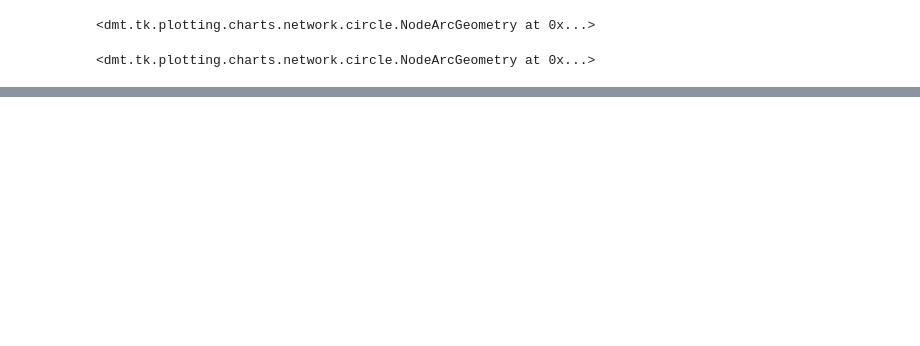
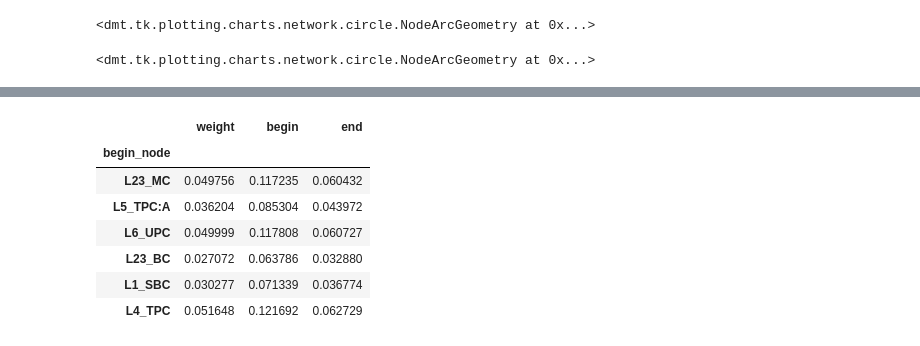
Before and after one commit to BlueBrain/DMT, a Jupyter notebook: v2/notebooks/charts_refactored.ipynb, the cells around one changed output, grey strips where cells are left out. Cells and saved outputs as stored; diff of their text form; code cells hidden in the pictures; blank space fills up the shorter version.

```diff
--- a/v2/notebooks/charts_refactored.ipynb
+++ b/v2/notebooks/charts_refactored.ipynb
@@ -172,3 +187,15 @@ AttributeError: 'NoneType' object has no attribute 'arrow'
+# %%
+chart.flow_data.xs(
+    "L6_UPC", level="end_node")
+# %% [output]
+|  | weight | begin | end |
+| begin_node |  |  |  |
+| L23_MC | 0.049756 | 0.117235 | 0.060432 |
+| L5_TPC:A | 0.036204 | 0.085304 | 0.043972 |
+| L6_UPC | 0.049999 | 0.117808 | 0.060727 |
+| L23_BC | 0.027072 | 0.063786 | 0.032880 |
+| L1_SBC | 0.030277 | 0.071339 | 0.036774 |
+| L4_TPC | 0.051648 | 0.121692 | 0.062729 |
 # %%
 def _angular_size(dataframe):
     return dataframe.apply(
```
Also changed, not shown: parts of 11 cells of this notebook, 2 other files.
